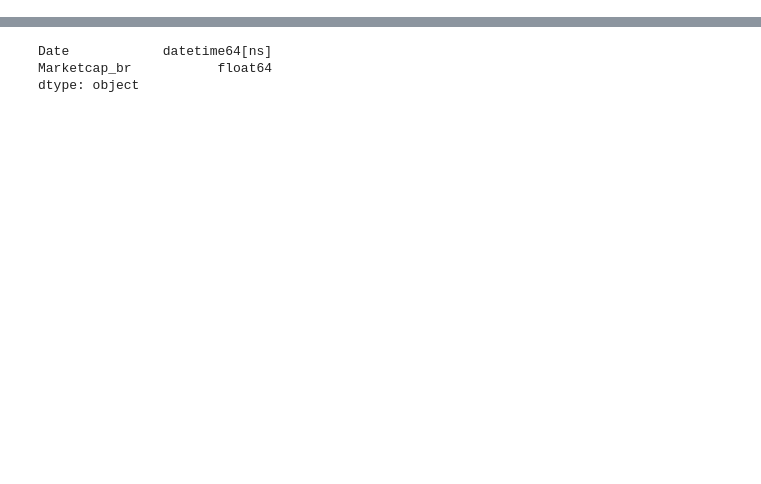
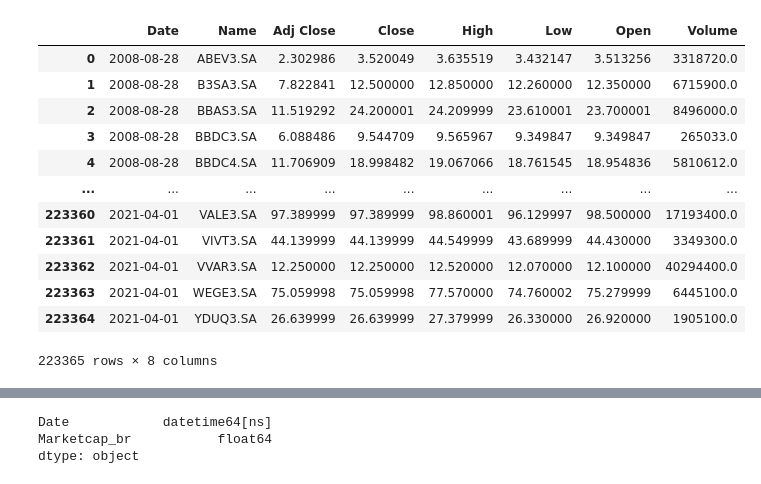
Before and after one commit to cafe-com-analytics/wb_indicator, a Jupyter notebook: notebooks/data_aquisition_adachi.ipynb, the cells around one changed output, grey strips where cells are left out. Saved outputs shown, nothing was run; the diff lists cells and outputs as text; code cells hidden in the pictures; blank space fills up the shorter version.

```diff
--- a/notebooks/data_aquisition_adachi.ipynb
+++ b/notebooks/data_aquisition_adachi.ipynb
@@ -57,0 +79,2 @@ Index(['Date', 'PIB'], dtype='object')
+# %%
+stocks_br = a.stack()
@@ -57,0 +101,2 @@ Index(['Date', 'PIB'], dtype='object')
+# %%
+stocks_br.index.set_names('Name', level=1, inplace=True)
@@ -57,0 +120,18 @@ Index(['Date', 'PIB'], dtype='object')
+# %%
+stocks_br = stocks_br.reset_index(level=['Date', 'Name'])
+# %%
+stocks_br
+# %% [output]
+|  | Date | Name | Adj Close | Close | High | Low | Open | Volume |
+| 0 | 2008-08-28 | ABEV3.SA | 2.302986 | 3.520049 | 3.635519 | 3.432147 | 3.513256 | 3318720.0 |
+| 1 | 2008-08-28 | B3SA3.SA | 7.822841 | 12.500000 | 12.850000 | 12.260000 | 12.350000 | 6715900.0 |
+| 2 | 2008-08-28 | BBAS3.SA | 11.519292 | 24.200001 | 24.209999 | 23.610001 | 23.700001 | 8496000.0 |
+| 3 | 2008-08-28 | BBDC3.SA | 6.088486 | 9.544709 | 9.565967 | 9.349847 | 9.349847 | 265033.0 |
+| 4 | 2008-08-28 | BBDC4.SA | 11.706909 | 18.998482 | 19.067066 | 18.761545 | 18.954836 | 5810612.0 |
+| ... | ... | ... | ... | ... | ... | ... | ... | ... |
+| 223360 | 2021-04-01 | VALE3.SA | 97.389999 | 97.389999 | 98.860001 | 96.129997 | 98.500000 | 17193400.0 |
+| 223361 | 2021-04-01 | VIVT3.SA | 44.139999 | 44.139999 | 44.549999 | 43.689999 | 44.430000 | 3349300.0 |
+| 223362 | 2021-04-01 | VVAR3.SA | 12.250000 | 12.250000 | 12.520000 | 12.070000 | 12.100000 | 40294400.0 |
+| 223363 | 2021-04-01 | WEGE3.SA | 75.059998 | 75.059998 | 77.570000 | 74.760002 | 75.279999 | 6445100.0 |
+| 223364 | 2021-04-01 | YDUQ3.SA | 26.639999 | 26.639999 | 27.379999 | 26.330000 | 26.920000 | 1905100.0 |
+223365 rows × 8 columns
```
Also changed, not shown: parts of 36 cells of this notebook, 5 other files.
